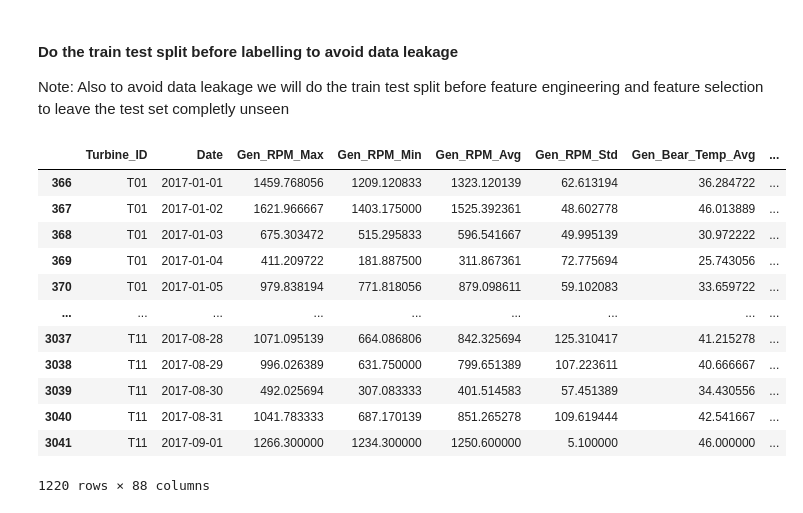
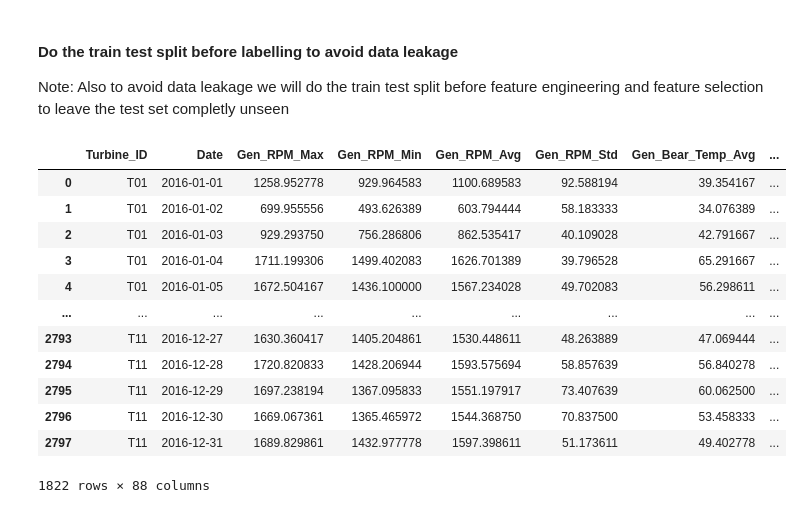
Before and after one commit to GGC17/htw, a Jupyter notebook: notebooks/data_preparation.ipynb, the cells around one changed output. Cells and saved outputs as stored; diff of their text form; code cells hidden in the pictures.

```diff
--- a/notebooks/Data_Preparation.ipynb
+++ b/notebooks/data_preparation.ipynb
@@ -321,18 +313,18 @@ split = '2017-01-01'
 df_train = final_df[final_df['Date'] < split]
 df_test = final_df[final_df['Date'] >= split]
 # %%
-df_test
+df_train
 # %% [output]
 |  | Turbine_ID | Date | Gen_RPM_Max | Gen_RPM_Min | Gen_RPM_Avg | Gen_RPM_Std | Gen_Bear_Temp_Avg | ... |
-| 366 | T01 | 2017-01-01 | 1459.768056 | 1209.120833 | 1323.120139 | 62.613194 | 36.284722 | ... |
-| 367 | T01 | 2017-01-02 | 1621.966667 | 1403.175000 | 1525.392361 | 48.602778 | 46.013889 | ... |
-| 368 | T01 | 2017-01-03 | 675.303472 | 515.295833 | 596.541667 | 49.995139 | 30.972222 | ... |
-| 369 | T01 | 2017-01-04 | 411.209722 | 181.887500 | 311.867361 | 72.775694 | 25.743056 | ... |
-| 370 | T01 | 2017-01-05 | 979.838194 | 771.818056 | 879.098611 | 59.102083 | 33.659722 | ... |
+| 0 | T01 | 2016-01-01 | 1258.952778 | 929.964583 | 1100.689583 | 92.588194 | 39.354167 | ... |
+| 1 | T01 | 2016-01-02 | 699.955556 | 493.626389 | 603.794444 | 58.183333 | 34.076389 | ... |
+| 2 | T01 | 2016-01-03 | 929.293750 | 756.286806 | 862.535417 | 40.109028 | 42.791667 | ... |
+| 3 | T01 | 2016-01-04 | 1711.199306 | 1499.402083 | 1626.701389 | 39.796528 | 65.291667 | ... |
+| 4 | T01 | 2016-01-05 | 1672.504167 | 1436.100000 | 1567.234028 | 49.702083 | 56.298611 | ... |
 | ... | ... | ... | ... | ... | ... | ... | ... | ... |
-| 3037 | T11 | 2017-08-28 | 1071.095139 | 664.086806 | 842.325694 | 125.310417 | 41.215278 | ... |
-| 3038 | T11 | 2017-08-29 | 996.026389 | 631.750000 | 799.651389 | 107.223611 | 40.666667 | ... |
-| 3039 | T11 | 2017-08-30 | 492.025694 | 307.083333 | 401.514583 | 57.451389 | 34.430556 | ... |
-| 3040 | T11 | 2017-08-31 | 1041.783333 | 687.170139 | 851.265278 | 109.619444 | 42.541667 | ... |
-| 3041 | T11 | 2017-09-01 | 1266.300000 | 1234.300000 | 1250.600000 | 5.100000 | 46.000000 | ... |
+| 2793 | T11 | 2016-12-27 | 1630.360417 | 1405.204861 | 1530.448611 | 48.263889 | 47.069444 | ... |
+| 2794 | T11 | 2016-12-28 | 1720.820833 | 1428.206944 | 1593.575694 | 58.857639 | 56.840278 | ... |
+| 2795 | T11 | 2016-12-29 | 1697.238194 | 1367.095833 | 1551.197917 | 73.407639 | 60.062500 | ... |
+| 2796 | T11 | 2016-12-30 | 1669.067361 | 1365.465972 | 1544.368750 | 70.837500 | 53.458333 | ... |
+| 2797 | T11 | 2016-12-31 | 1689.829861 | 1432.977778 | 1597.398611 | 51.173611 | 49.402778 | ... |
-1220 rows × 88 columns
+1822 rows × 88 columns
```
Also changed, not shown: parts of 12 cells of this notebook, 2 other files.
